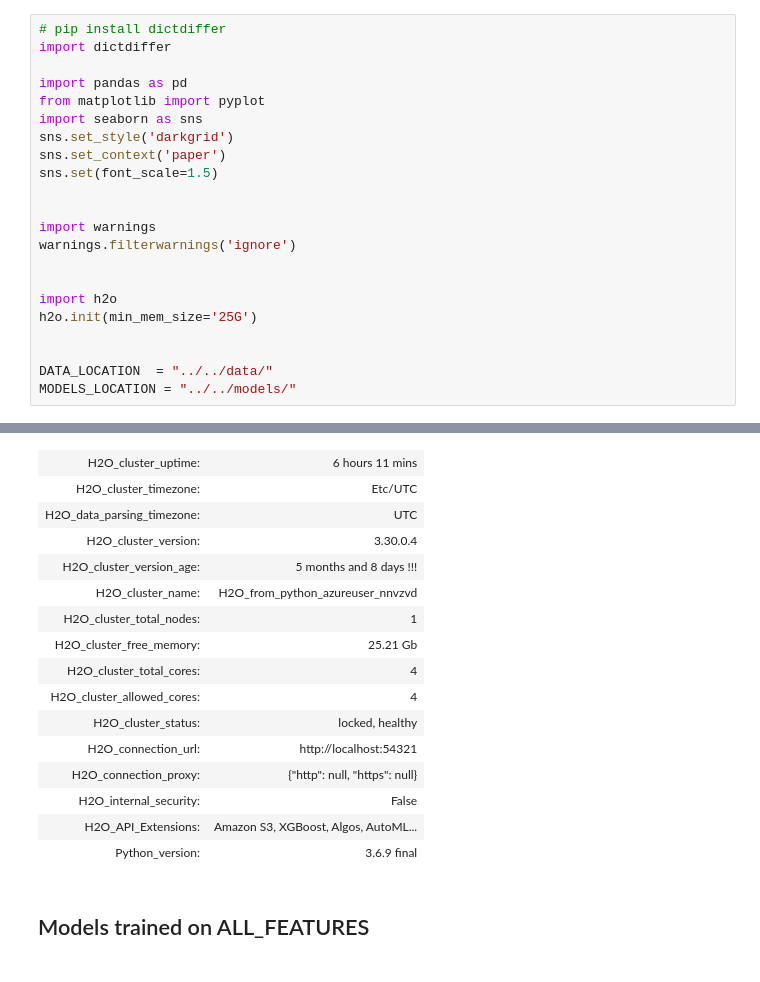
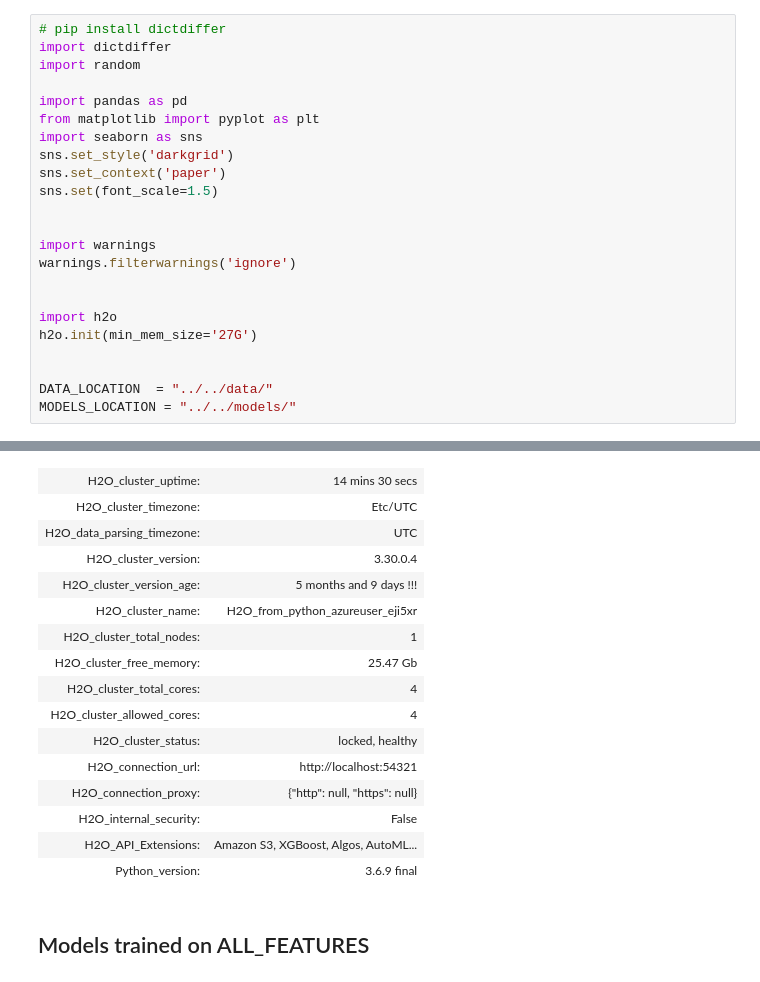
Before and after one commit to abhi18av/LJMU_Masters_Dissertation, a Jupyter notebook: src/notebooks/FINAL/007_model_inspection_with_without_pca.ipynb, the cells around one changed output, grey strips where cells are left out. Saved outputs shown, nothing was run; the diff lists cells and outputs as text.

```diff
--- a/src/notebooks/FINAL/007_model_inspection_with_without_pca.ipynb
+++ b/src/notebooks/FINAL/007_model_inspection_with_without_pca.ipynb
@@ -1,9 +1,10 @@
 # %%
 # pip install dictdiffer
 import dictdiffer
+import random
 
 import pandas as pd
-from matplotlib import pyplot
+from matplotlib import pyplot as plt
 import seaborn as sns
 sns.set_style('darkgrid')
 sns.set_context('paper')
@@ -15,7 +16,7 @@ warnings.filterwarnings('ignore')
 
 
 import h2o
-h2o.init(min_mem_size='25G')
+h2o.init(min_mem_size='27G')
 
 
 DATA_LOCATION  = "../../data/"
@@ -26,11 +27,11 @@ Warning: Your H2O cluster version is too old (5 months and 8 days)! Please downl
-| H2O_cluster_uptime: | 6 hours 11 mins |
+| H2O_cluster_uptime: | 14 mins 30 secs |
 | H2O_cluster_timezone: | Etc/UTC |
 | H2O_data_parsing_timezone: | UTC |
 | H2O_cluster_version: | 3.30.0.4 |
-| H2O_cluster_version_age: | 5 months and 8 days !!! |
-| H2O_cluster_name: | H2O_from_python_azureuser_nnvzvd |
+| H2O_cluster_version_age: | 5 months and 9 days !!! |
+| H2O_cluster_name: | H2O_from_python_azureuser_eji5xr |
 | H2O_cluster_total_nodes: | 1 |
-| H2O_cluster_free_memory: | 25.21 Gb |
+| H2O_cluster_free_memory: | 25.47 Gb |
 | H2O_cluster_total_cores: | 4 |
 | H2O_cluster_allowed_cores: | 4 |
 | H2O_cluster_status: | locked, healthy |
```
Also changed, not shown: parts of 35 cells of this notebook, 2 other files.
